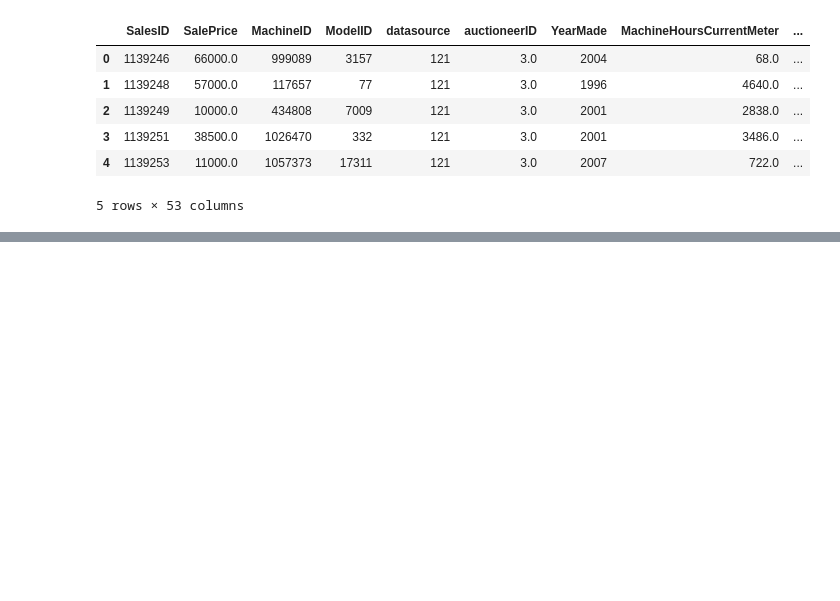
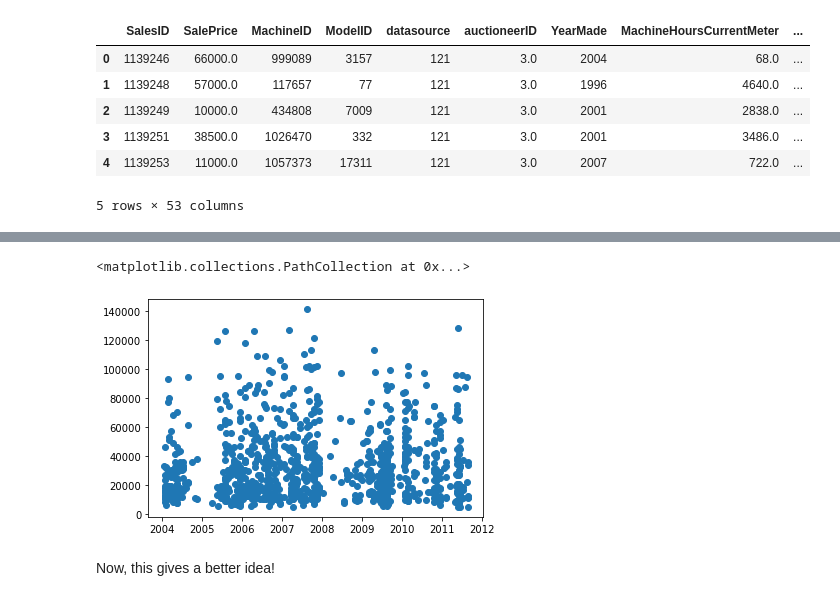
Before and after one commit to ineelhere/Machine-Learning-and-Data-Science, a Jupyter notebook: Milestone Project 2/Bulldozers-sell-price-prediction.ipynb, the cells around one changed output, grey strips where cells are left out. Drawn from its saved outputs; the diff is of its cells as text; code cells hidden in the pictures; blank space fills up the shorter version.

Commit message:
Bulldozers sell price prediction

```diff
--- a/Milestone Project 2/Bulldozers-sell-price-prediction.ipynb
+++ b/Milestone Project 2/Bulldozers-sell-price-prediction.ipynb
@@ -162,0 +184,10 @@ bd.head()
+# %%
+# visualizing the selling prices with the 1st 1000 dates (just for an idea)
+
+fig, ax = plt.subplots()
+ax.scatter(bd["saledate"][:1000], bd["SalePrice"][:1000])
+# %% [output]
+<matplotlib.collections.PathCollection at 0x...>
+[figure, added]
+# %% [markdown]
+Now, this gives a better idea!
```
Also changed, not shown: parts of 1 cell of this notebook.
